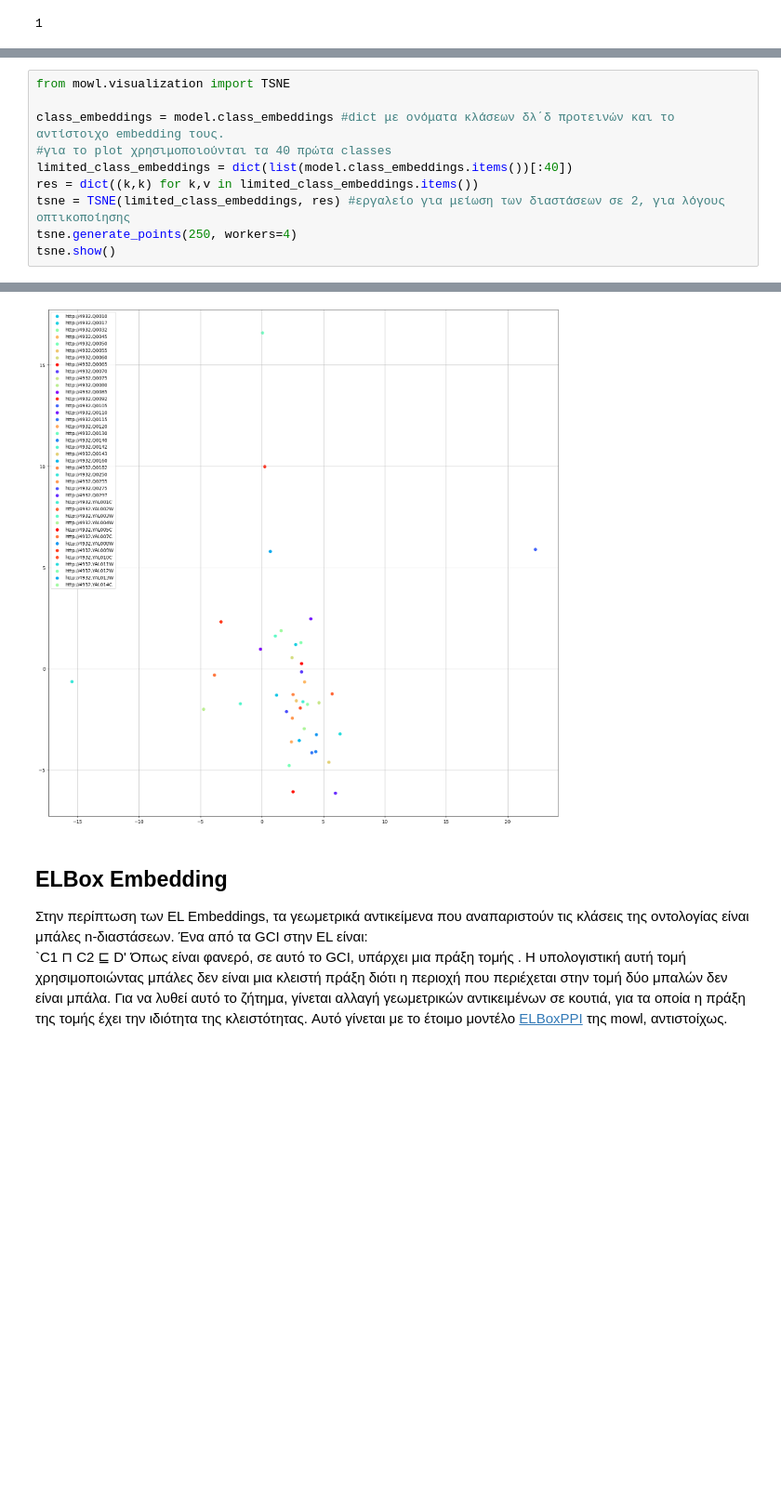
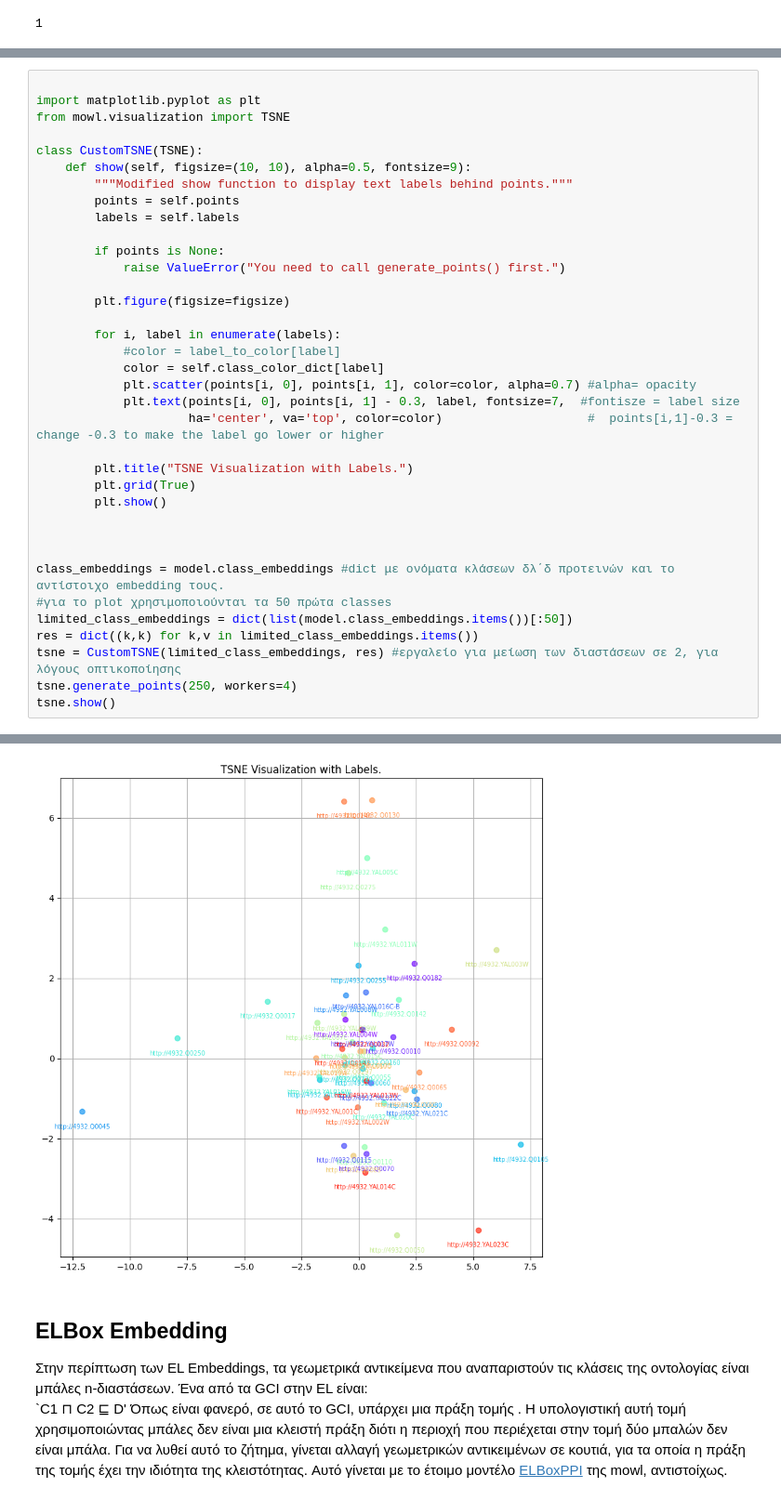
Before and after one commit to dallasGeorge/MachineLearningOnKnowledgeGraphs, a Jupyter notebook: mowlExample.ipynb, the cells around one changed output, grey strips where cells are left out. Shown at 93% size. Cells and saved outputs as stored; diff of their text form; blank space fills up the shorter version.

```diff
--- a/mowlExample.ipynb
+++ b/mowlExample.ipynb
@@ -114,11 +116,37 @@ print(data1)
 # %%
+
+import matplotlib.pyplot as plt
 from mowl.visualization import TSNE
 
+class CustomTSNE(TSNE):
+    def show(self, figsize=(10, 10), alpha=0.5, fontsize=9):
+        """Modified show function to display text labels behind points."""
+        points = self.points
+        labels = self.labels
+
+        if points is None:
+            raise ValueError("You need to call generate_points() first.")
+
+        plt.figure(figsize=figsize)
+
+        for i, label in enumerate(labels):
+            #color = label_to_color[label]
+            color = self.class_color_dict[label]
+            plt.scatter(points[i, 0], points[i, 1], color=color, alpha=0.7) #alpha= opacity
+            plt.text(points[i, 0], points[i, 1] - 0.3, label, fontsize=7,  #fontisze = label size
+                     ha='center', va='top', color=color)                    #  points[i,1]-0.3 = change -0.3 to make the label go lower or higher
+
+        plt.title("TSNE Visualization with Labels.")
+        plt.grid(True)
+        plt.show()
+
+
+
 class_embeddings = model.class_embeddings #dict με ονόματα κλάσεων δλ΄δ προτεινών και το αντίστοιχο embedding τους.
-#για το plot χρησιμοποιούνται τα 40 πρώτα classes
-limited_class_embeddings = dict(list(model.class_embeddings.items())[:40])
+#για το plot χρησιμοποιούνται τα 50 πρώτα classes
+limited_class_embeddings = dict(list(model.class_embeddings.items())[:50])
 res = dict((k,k) for k,v in limited_class_embeddings.items())
-tsne = TSNE(limited_class_embeddings, res) #εργαλείο για μείωση των διαστάσεων σε 2, για λόγους οπτικοποίησης
+tsne = CustomTSNE(limited_class_embeddings, res) #εργαλείο για μείωση των διαστάσεων σε 2, για λόγους οπτικοποίησης
 tsne.generate_points(250, workers=4)
 tsne.show()
 # %% [output]
@@ -137,4 +154,4 @@ Returning the number of logical cores instead. You can silence this warning by s
-[figure, old version]
+[figure, new version]
 # %% [markdown]
 ## ELBox Embedding
 Στην περίπτωση των EL Embeddings, τα γεωμετρικά αντικείμενα που αναπαριστούν τις κλάσεις της οντολογίας είναι μπάλες n-διαστάσεων. Ένα από τα GCI στην EL είναι: <br>
```
Also changed, not shown: parts of 6 cells of this notebook.
